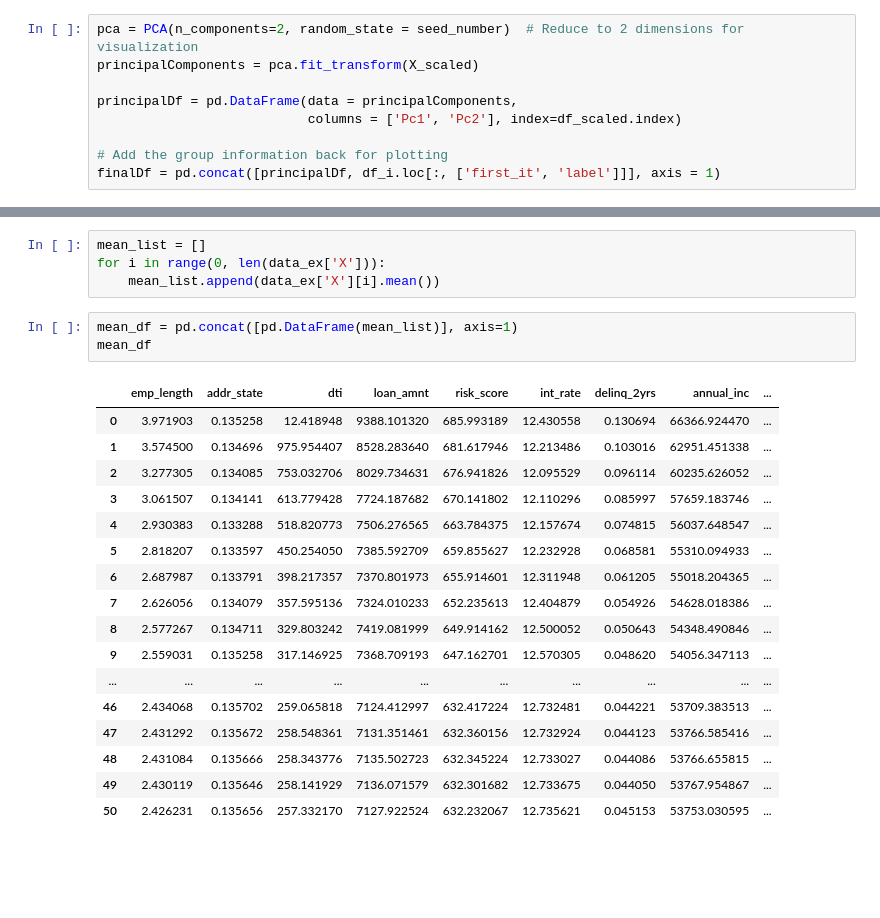
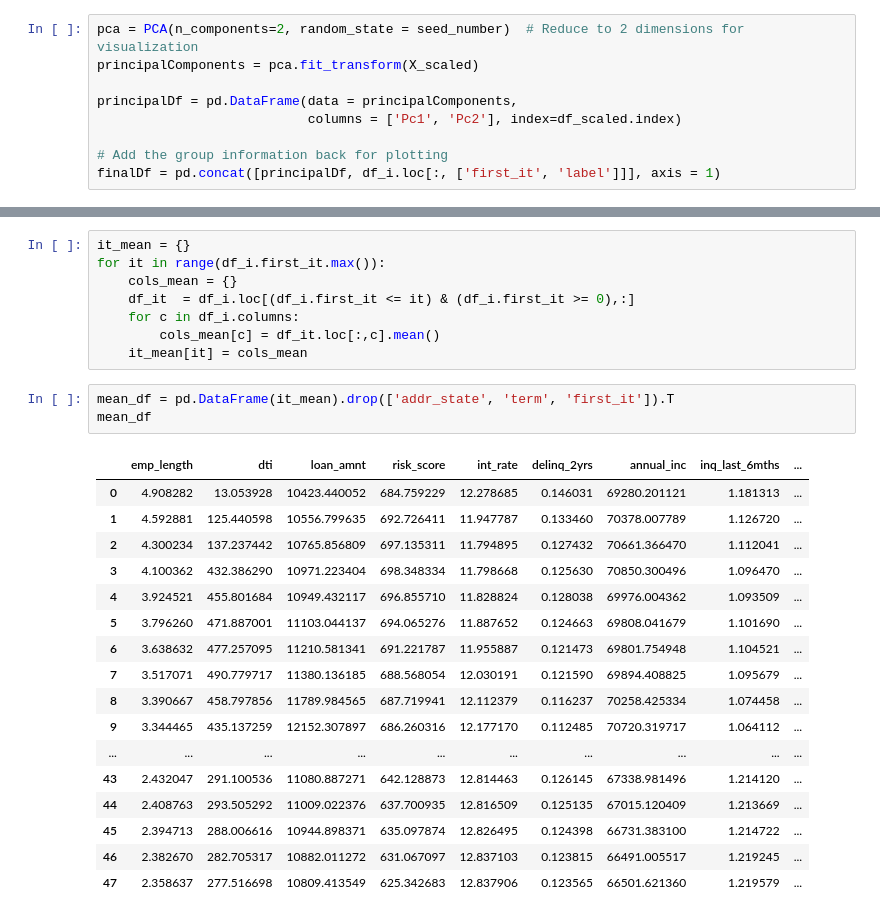
Before and after one commit to hiaac-finance/credit_pipeline, a Jupyter notebook: examples/playground ICMD.ipynb, the cells around one changed output, grey strips where cells are left out. Drawn from its saved outputs; the diff is of its cells as text; blank space fills up the shorter version.

```diff
--- a/examples/playground ICMD.ipynb
+++ b/examples/playground ICMD.ipynb
@@ -325,25 +331,29 @@ plt.show()
-# %%
-mean_list = []
-for i in range(0, len(data_ex['X'])):
-    mean_list.append(data_ex['X'][i].mean())
-# %%
-mean_df = pd.concat([pd.DataFrame(mean_list)], axis=1)
-mean_df
-# %% [output]
-|  | emp_length | addr_state | dti | loan_amnt | risk_score | int_rate | delinq_2yrs | annual_inc | ... |
-| 0 | 3.971903 | 0.135258 | 12.418948 | 9388.101320 | 685.993189 | 12.430558 | 0.130694 | 66366.924470 | ... |
-| 1 | 3.574500 | 0.134696 | 975.954407 | 8528.283640 | 681.617946 | 12.213486 | 0.103016 | 62951.451338 | ... |
-| 2 | 3.277305 | 0.134085 | 753.032706 | 8029.734631 | 676.941826 | 12.095529 | 0.096114 | 60235.626052 | ... |
-| 3 | 3.061507 | 0.134141 | 613.779428 | 7724.187682 | 670.141802 | 12.110296 | 0.085997 | 57659.183746 | ... |
-| 4 | 2.930383 | 0.133288 | 518.820773 | 7506.276565 | 663.784375 | 12.157674 | 0.074815 | 56037.648547 | ... |
-| 5 | 2.818207 | 0.133597 | 450.254050 | 7385.592709 | 659.855627 | 12.232928 | 0.068581 | 55310.094933 | ... |
-| 6 | 2.687987 | 0.133791 | 398.217357 | 7370.801973 | 655.914601 | 12.311948 | 0.061205 | 55018.204365 | ... |
-| 7 | 2.626056 | 0.134079 | 357.595136 | 7324.010233 | 652.235613 | 12.404879 | 0.054926 | 54628.018386 | ... |
-| 8 | 2.577267 | 0.134711 | 329.803242 | 7419.081999 | 649.914162 | 12.500052 | 0.050643 | 54348.490846 | ... |
-| 9 | 2.559031 | 0.135258 | 317.146925 | 7368.709193 | 647.162701 | 12.570305 | 0.048620 | 54056.347113 | ... |
-| ... | ... | ... | ... | ... | ... | ... | ... | ... | ... |
-| 46 | 2.434068 | 0.135702 | 259.065818 | 7124.412997 | 632.417224 | 12.732481 | 0.044221 | 53709.383513 | ... |
-| 47 | 2.431292 | 0.135672 | 258.548361 | 7131.351461 | 632.360156 | 12.732924 | 0.044123 | 53766.585416 | ... |
-| 48 | 2.431084 | 0.135666 | 258.343776 | 7135.502723 | 632.345224 | 12.733027 | 0.044086 | 53766.655815 | ... |
-| 49 | 2.430119 | 0.135646 | 258.141929 | 7136.071579 | 632.301682 | 12.733675 | 0.044050 | 53767.954867 | ... |
-| 50 | 2.426231 | 0.135656 | 257.332170 | 7127.922524 | 632.232067 | 12.735621 | 0.045153 | 53753.030595 | ... |
+# %%
+it_mean = {}
+for it in range(df_i.first_it.max()):
+    cols_mean = {}
+    df_it  = df_i.loc[(df_i.first_it <= it) & (df_i.first_it >= 0),:]
+    for c in df_i.columns:
+        cols_mean[c] = df_it.loc[:,c].mean()
+    it_mean[it] = cols_mean
+# %%
+mean_df = pd.DataFrame(it_mean).drop(['addr_state', 'term', 'first_it']).T
+mean_df
+# %% [output]
+|  | emp_length | dti | loan_amnt | risk_score | int_rate | delinq_2yrs | annual_inc | inq_last_6mths | ... |
+| 0 | 4.908282 | 13.053928 | 10423.440052 | 684.759229 | 12.278685 | 0.146031 | 69280.201121 | 1.181313 | ... |
+| 1 | 4.592881 | 125.440598 | 10556.799635 | 692.726411 | 11.947787 | 0.133460 | 70378.007789 | 1.126720 | ... |
+| 2 | 4.300234 | 137.237442 | 10765.856809 | 697.135311 | 11.794895 | 0.127432 | 70661.366470 | 1.112041 | ... |
+| 3 | 4.100362 | 432.386290 | 10971.223404 | 698.348334 | 11.798668 | 0.125630 | 70850.300496 | 1.096470 | ... |
+| 4 | 3.924521 | 455.801684 | 10949.432117 | 696.855710 | 11.828824 | 0.128038 | 69976.004362 | 1.093509 | ... |
+| 5 | 3.796260 | 471.887001 | 11103.044137 | 694.065276 | 11.887652 | 0.124663 | 69808.041679 | 1.101690 | ... |
+| 6 | 3.638632 | 477.257095 | 11210.581341 | 691.221787 | 11.955887 | 0.121473 | 69801.754948 | 1.104521 | ... |
+| 7 | 3.517071 | 490.779717 | 11380.136185 | 688.568054 | 12.030191 | 0.121590 | 69894.408825 | 1.095679 | ... |
+| 8 | 3.390667 | 458.797856 | 11789.984565 | 687.719941 | 12.112379 | 0.116237 | 70258.425334 | 1.074458 | ... |
+| 9 | 3.344465 | 435.137259 | 12152.307897 | 686.260316 | 12.177170 | 0.112485 | 70720.319717 | 1.064112 | ... |
+| ... | ... | ... | ... | ... | ... | ... | ... | ... | ... |
+| 43 | 2.432047 | 291.100536 | 11080.887271 | 642.128873 | 12.814463 | 0.126145 | 67338.981496 | 1.214120 | ... |
+| 44 | 2.408763 | 293.505292 | 11009.022376 | 637.700935 | 12.816509 | 0.125135 | 67015.120409 | 1.213669 | ... |
+| 45 | 2.394713 | 288.006616 | 10944.898371 | 635.097874 | 12.826495 | 0.124398 | 66731.383100 | 1.214722 | ... |
+| 46 | 2.382670 | 282.705317 | 10882.011272 | 631.067097 | 12.837103 | 0.123815 | 66491.005517 | 1.219245 | ... |
+| 47 | 2.358637 | 277.516698 | 10809.413549 | 625.342683 | 12.837906 | 0.123565 | 66501.621360 | 1.219579 | ... |
```
Also changed, not shown: parts of 17 cells of this notebook, 2 other files.
